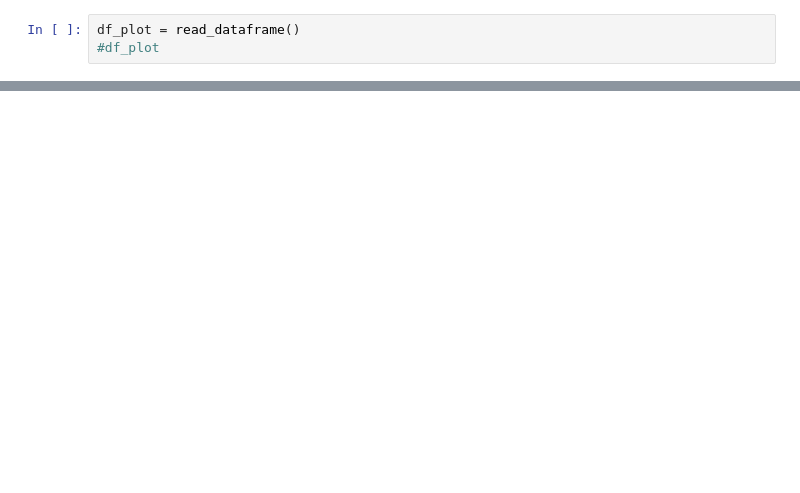
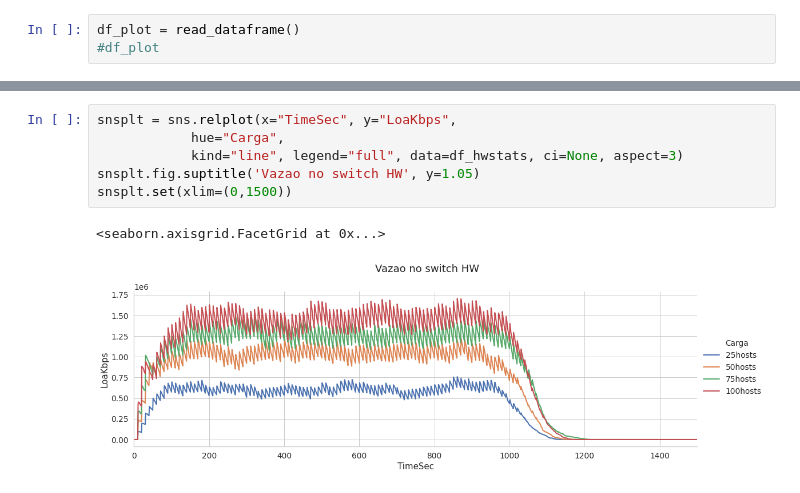
Before and after one commit to pedrobellotti/iperftestes, a Jupyter notebook: Simulacao/NovoArtigo/analise.ipynb, the cells around one changed output, grey strips where cells are left out. Drawn from its saved outputs; the diff is of its cells as text; blank space fills up the shorter version.

```diff
--- a/Simulacao/NovoArtigo/analise.ipynb
+++ b/Simulacao/NovoArtigo/analise.ipynb
@@ -148,0 +150,9 @@ snsplt.set(xlim=(0,2000))
+# %%
+snsplt = sns.relplot(x="TimeSec", y="LoaKbps",
+            hue="Carga",
+            kind="line", legend="full", data=df_hwstats, ci=None, aspect=3)
+snsplt.fig.suptitle('Vazao no switch HW', y=1.05)
+snsplt.set(xlim=(0,1500))
+# %% [output]
+<seaborn.axisgrid.FacetGrid at 0x...>
+[figure, added]
```
Also changed, not shown: parts of 13 cells of this notebook.
